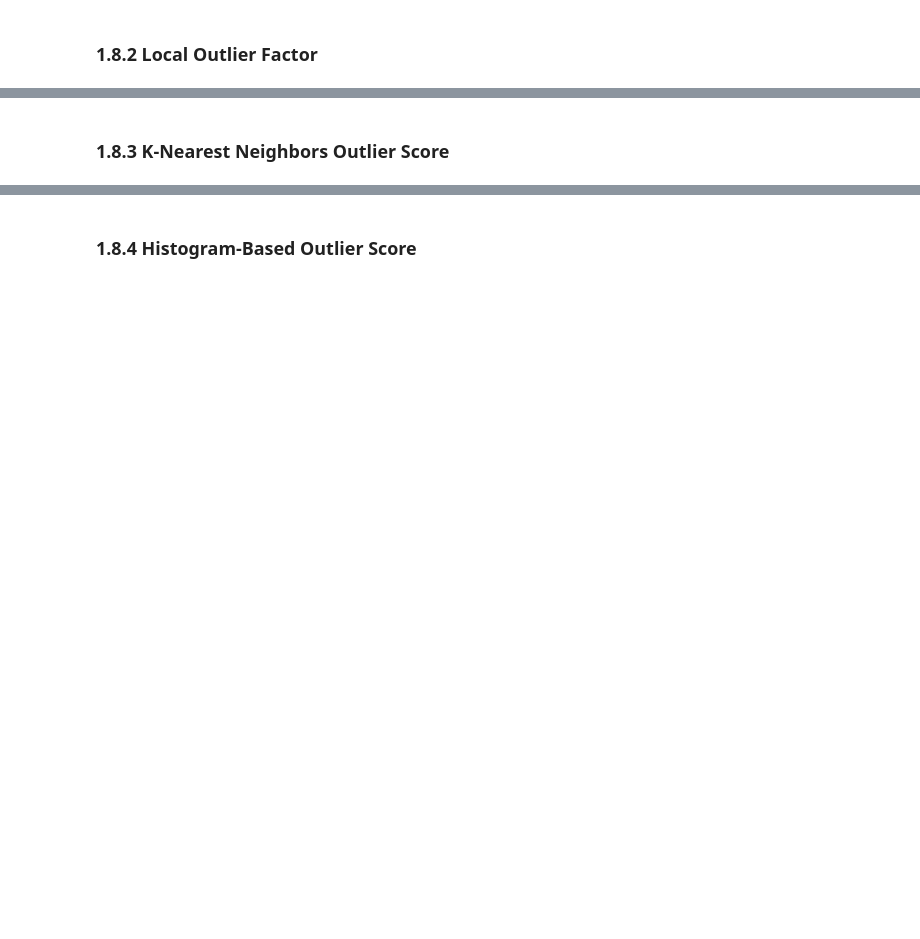
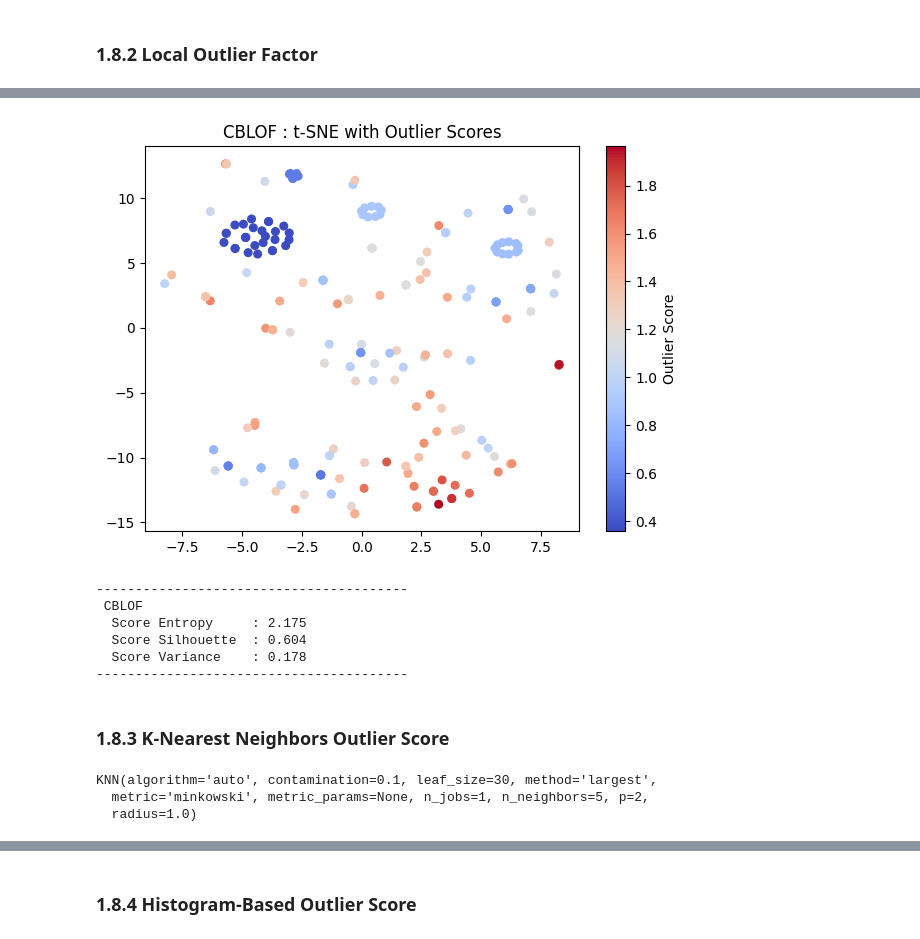
Before and after one commit to JohnPaulinePineda/Portfolio_Project_61, a Jupyter notebook: codes/DetectingAndEvaluatingAnomaliesInCategoricalDataUnderSupervisedAndUnsupervisedSettings.ipynb, the cells around one changed output, grey strips where cells are left out. Drawn from its saved outputs; the diff is of its cells as text; code cells hidden in the pictures; blank space fills up the shorter version.

```diff
--- a/codes/DetectingAndEvaluatingAnomaliesInCategoricalDataUnderSupervisedAndUnsupervisedSettings.ipynb
+++ b/codes/DetectingAndEvaluatingAnomaliesInCategoricalDataUnderSupervisedAndUnsupervisedSettings.ipynb
@@ -1699,2 +1760,30 @@ evaluate_supervised_outlier_detection_model(DummyModel(m_dist), X_train, y_train
+# %%
+##################################
+# Evaluating the apparent performance
+# of the unsupervised learning model
+# based on Local Outlier Factor
+##################################
+scores = model_cblof.decision_scores_
+visualize_unsupervised_outlier_detection_model(X_train, scores, "CBLOF")
+unsupervised_results.append(evaluate_unsupervised_outlier_detection_model(scores, "CBLOF"))
+# %% [output]
+[figure, added]
+----------------------------------------
+ CBLOF
+  Score Entropy     : 2.175
+  Score Silhouette  : 0.604
+  Score Variance    : 0.178
+----------------------------------------
 # %% [markdown]
 ### 1.8.3 K-Nearest Neighbors Outlier Score <a class="anchor" id="1.8.3"></a>
+# %%
+##################################
+# Formulating an unsupervised learning model
+# based on K-Nearest Neighbors Outlier Score
+##################################
+model_knn = KNN()
+model_knn.fit(X_train)
+# %% [output]
+KNN(algorithm='auto', contamination=0.1, leaf_size=30, method='largest',
+  metric='minkowski', metric_params=None, n_jobs=1, n_neighbors=5, p=2,
+  radius=1.0)
```
Also changed, not shown: parts of 13 cells of this notebook, 2 other files.
